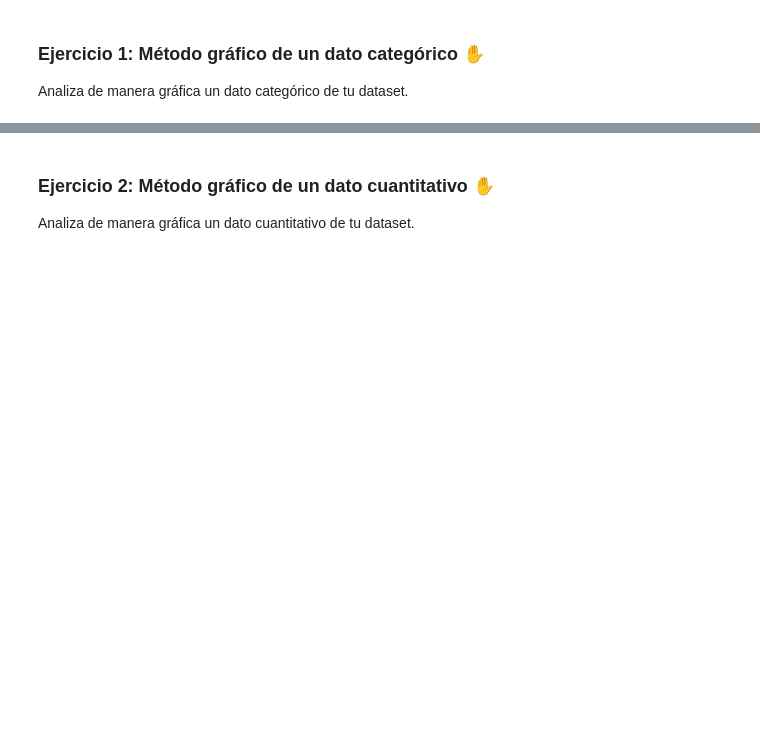
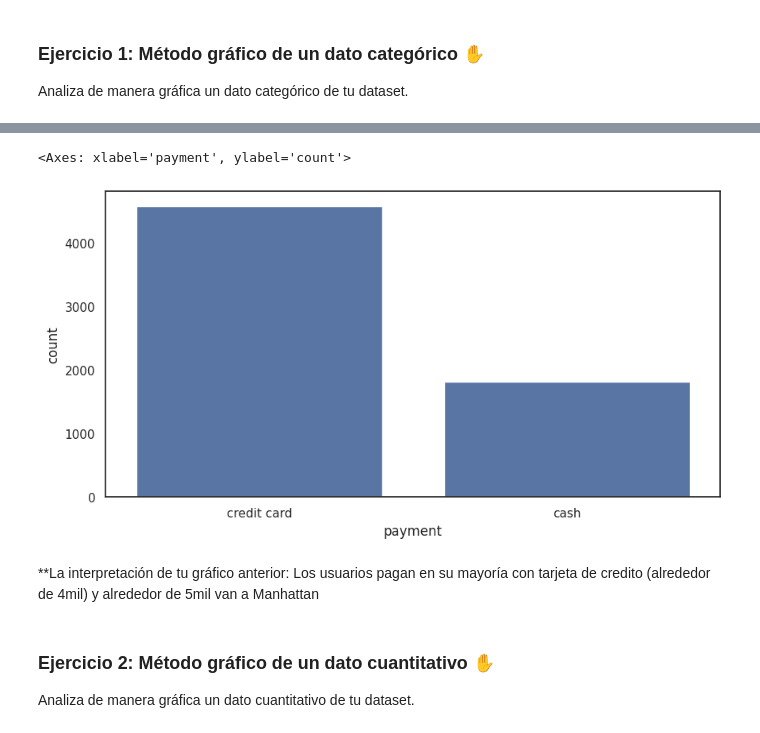
Before and after one commit to MonicaSaldias/Python_UTEC_F, a Jupyter notebook: Sesion_6_Tarea.ipynb, the cells around one changed output, grey strips where cells are left out. Saved outputs shown, nothing was run; the diff lists cells and outputs as text; code cells hidden in the pictures; blank space fills up the shorter version.

```diff
--- a/Sesion_6_Tarea.ipynb
+++ b/Sesion_6_Tarea.ipynb
@@ -64,3 +87,10 @@ Analiza de manera gráfica un dato categórico de tu dataset.
+# %%
+sns.countplot(data=df, x ='payment')
+# %% [output]
+<Axes: xlabel='payment', ylabel='count'>
+[figure, added]
+# %% [markdown]
+**La interpretación de tu gráfico anterior: Los usuarios pagan en su mayoría con tarjeta de credito (alrededor de 4mil) y alrededor de 5mil van a Manhattan
 # %% [markdown]
 ### **Ejercicio 2:** Método gráfico de un dato cuantitativo ✋
 
```
Also changed, not shown: parts of 13 cells of this notebook.
